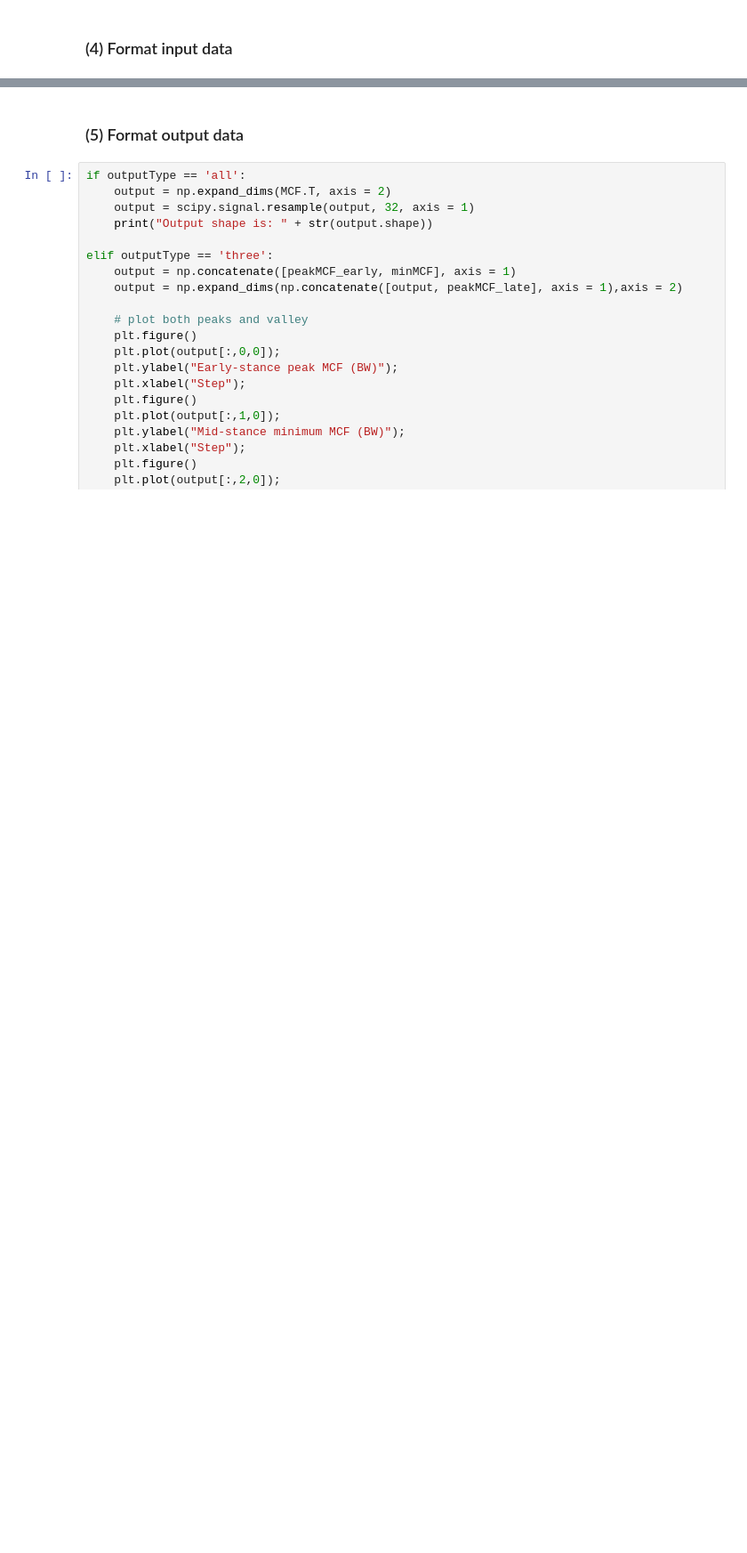
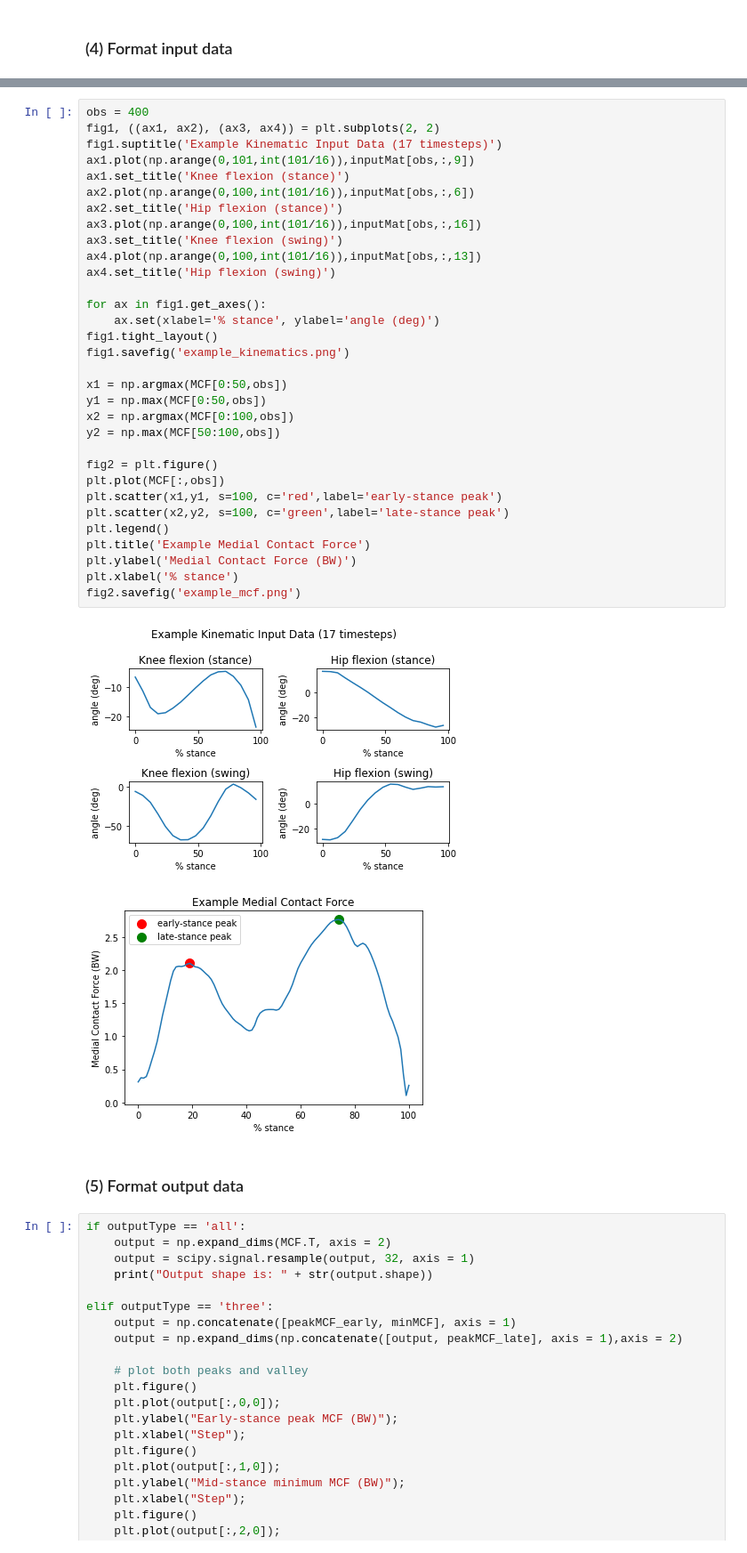
Before and after one commit to delaneymiller/predictKAM, a Jupyter notebook: PredictMCF_Delaney.ipynb, the cells around one changed output, grey strips where cells are left out. Shown at 89% size. Drawn from its saved outputs; the diff is of its cells as text; blank space fills up the shorter version.

```diff
--- a/PredictMCF_Delaney.ipynb
+++ b/PredictMCF_Delaney.ipynb
@@ -212,3 +231,38 @@ Input shape: (7779, 16, 32)
+# %%
+obs = 400
+fig1, ((ax1, ax2), (ax3, ax4)) = plt.subplots(2, 2)
+fig1.suptitle('Example Kinematic Input Data (17 timesteps)')
+ax1.plot(np.arange(0,101,int(101/16)),inputMat[obs,:,9])
+ax1.set_title('Knee flexion (stance)')
+ax2.plot(np.arange(0,100,int(101/16)),inputMat[obs,:,6])
+ax2.set_title('Hip flexion (stance)')
+ax3.plot(np.arange(0,100,int(101/16)),inputMat[obs,:,16])
+ax3.set_title('Knee flexion (swing)')
+ax4.plot(np.arange(0,100,int(101/16)),inputMat[obs,:,13])
+ax4.set_title('Hip flexion (swing)')
+
+for ax in fig1.get_axes():
+    ax.set(xlabel='% stance', ylabel='angle (deg)')
+fig1.tight_layout()
+fig1.savefig('example_kinematics.png')
+
+x1 = np.argmax(MCF[0:50,obs])
+y1 = np.max(MCF[0:50,obs])
+x2 = np.argmax(MCF[0:100,obs])
+y2 = np.max(MCF[50:100,obs])
+
+fig2 = plt.figure()
+plt.plot(MCF[:,obs])
+plt.scatter(x1,y1, s=100, c='red',label='early-stance peak')
+plt.scatter(x2,y2, s=100, c='green',label='late-stance peak')
+plt.legend()
+plt.title('Example Medial Contact Force')
+plt.ylabel('Medial Contact Force (BW)')
+plt.xlabel('% stance')
+fig2.savefig('example_mcf.png')
+# %% [output]
+[figure, added]
+[figure, added]
 # %% [markdown]
 ### (5) Format output data
 # %%
```
Also changed, not shown: parts of 34 cells of this notebook, 2 other files.
